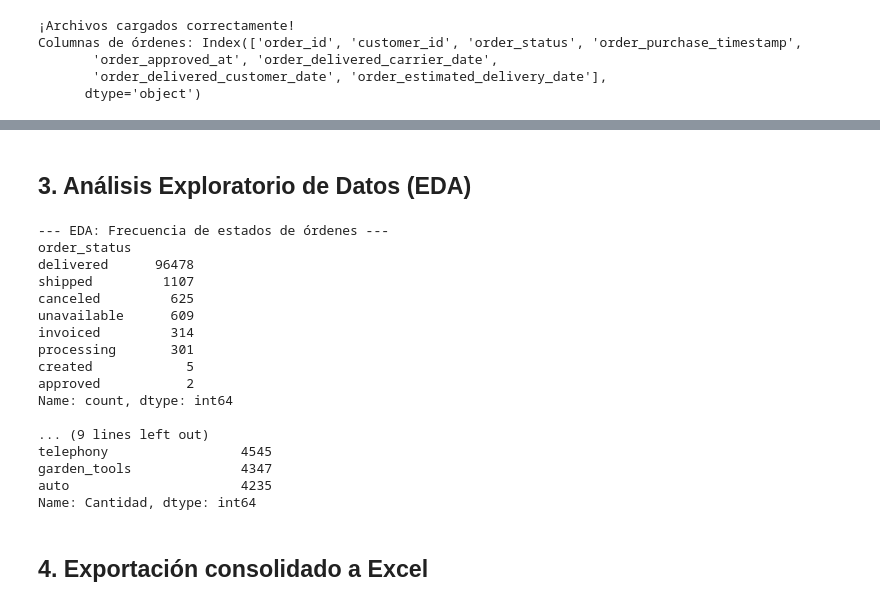
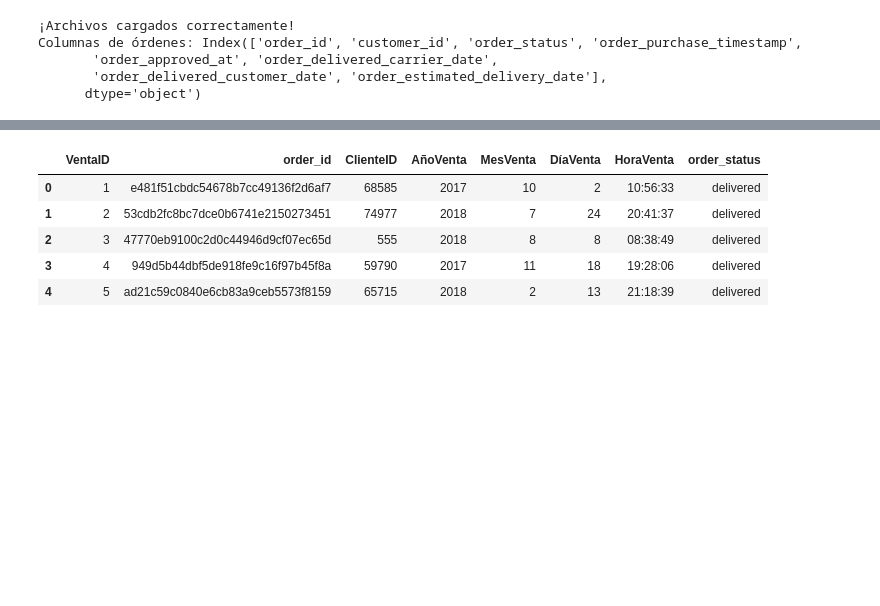
Before and after one commit to DynamoConsultoriaDataSolutions/dynamo-recsys-olist, a Jupyter notebook: notebooks/EDA.ipynb, the cells around one changed output, grey strips where cells are left out. Saved outputs shown, nothing was run; the diff lists cells and outputs as text; code cells hidden in the pictures; blank space fills up the shorter version.

```diff
--- a/notebooks/EDA.ipynb
+++ b/notebooks/EDA.ipynb
@@ -23,4 +40,8 @@ Columnas de órdenes: Index(['order_id', 'customer_id', 'order_status', 'order_p
        'order_approved_at', 'order_delivered_carrier_date',
        'order_delivered_customer_date', 'order_estimated_delivery_date'],
       dtype='object')
+# %%
+# Filtrar estados de pedido válidos (excluir canceled, unavailable, created)
+VALID_ORDER_STATUS = ['delivered', 'shipped', 'invoiced', 'processing', 'approved']
+orders = orders[orders['order_status'].isin(VALID_ORDER_STATUS)].copy()
 # %% [markdown]
@@ -61,0 +108,5 @@ Vendedores.head()
+# %%
+
+# Mapeo auxiliar de customer_id transaccional a ClienteID único
+customer_mapping = customers[['customer_id', 'customer_unique_id']].merge(Clientes, on='customer_unique_id', how='left')
+customer_mapping.head()
@@ -152,32 +148,0 @@ DetalleFacturas.head()
-# %% [markdown]
-## 3. Análisis Exploratorio de Datos (EDA)
-# %%
-print("\n--- EDA: Frecuencia de estados de órdenes ---")
-print(Facturas['order_status'].value_counts())
-
-# Unir Detalle con Productos para métricas agrupadas (igual que en tu notebook)
-df_ventas = DetalleFacturas.merge(Productos, on="ProductoID")
-
-print("\n--- Categorías más vendidas ---")
-categorias_mas_vendidas = df_ventas.groupby("product_category_name_english")["Cantidad"].sum().sort_values(ascending=False)
-print(categorias_mas_vendidas.head(10))
-# %% [output]
---- EDA: Frecuencia de estados de órdenes ---
-order_status
-delivered      96478
-shipped         1107
-canceled         625
-unavailable      609
-invoiced         314
-processing       301
-created            5
-approved           2
-Name: count, dtype: int64
-
-... (9 lines left out)
-telephony                 4545
-garden_tools              4347
-auto                      4235
-Name: Cantidad, dtype: int64
-# %% [markdown]
-## 4. Exportación consolidado a Excel
@@ -220,0 +149,20 @@ print("\n¡Tablas exportadas con éxito total a modeloVentasOlist.xlsx!")
+# %%
+# Facturas
+orders['order_purchase_timestamp'] = pd.to_datetime(orders['order_purchase_timestamp'])
+orders['AñoVenta'] = orders['order_purchase_timestamp'].dt.year
+orders['MesVenta'] = orders['order_purchase_timestamp'].dt.month
+orders['DíaVenta'] = orders['order_purchase_timestamp'].dt.day
+orders['HoraVenta'] = orders['order_purchase_timestamp'].dt.strftime('%H:%M:%S')
+
+Facturas = orders[['order_id', 'customer_id', 'order_status', 'AñoVenta', 'MesVenta', 'DíaVenta', 'HoraVenta']].drop_duplicates().reset_index(drop=True)
+Facturas = Facturas.merge(customer_mapping[['customer_id', 'ClienteID']], on='customer_id', how='left')
+Facturas['VentaID'] = Facturas.index + 1
+Facturas = Facturas[['VentaID', 'order_id', 'ClienteID', 'AñoVenta', 'MesVenta', 'DíaVenta', 'HoraVenta', 'order_status']]
+Facturas.head()
+# %% [output]
+|  | VentaID | order_id | ClienteID | AñoVenta | MesVenta | DíaVenta | HoraVenta | order_status |
+| 0 | 1 | e481f51cbdc54678b7cc49136f2d6af7 | 68585 | 2017 | 10 | 2 | 10:56:33 | delivered |
+| 1 | 2 | 53cdb2fc8bc7dce0b6741e2150273451 | 74977 | 2018 | 7 | 24 | 20:41:37 | delivered |
+| 2 | 3 | 47770eb9100c2d0c44946d9cf07ec65d | 555 | 2018 | 8 | 8 | 08:38:49 | delivered |
+| 3 | 4 | 949d5b44dbf5de918fe9c16f97b45f8a | 59790 | 2017 | 11 | 18 | 19:28:06 | delivered |
+| 4 | 5 | ad21c59c0840e6cb83a9ceb5573f8159 | 65715 | 2018 | 2 | 13 | 21:18:39 | delivered |
```
Also changed, not shown: parts of 16 cells of this notebook, 2 other files.
